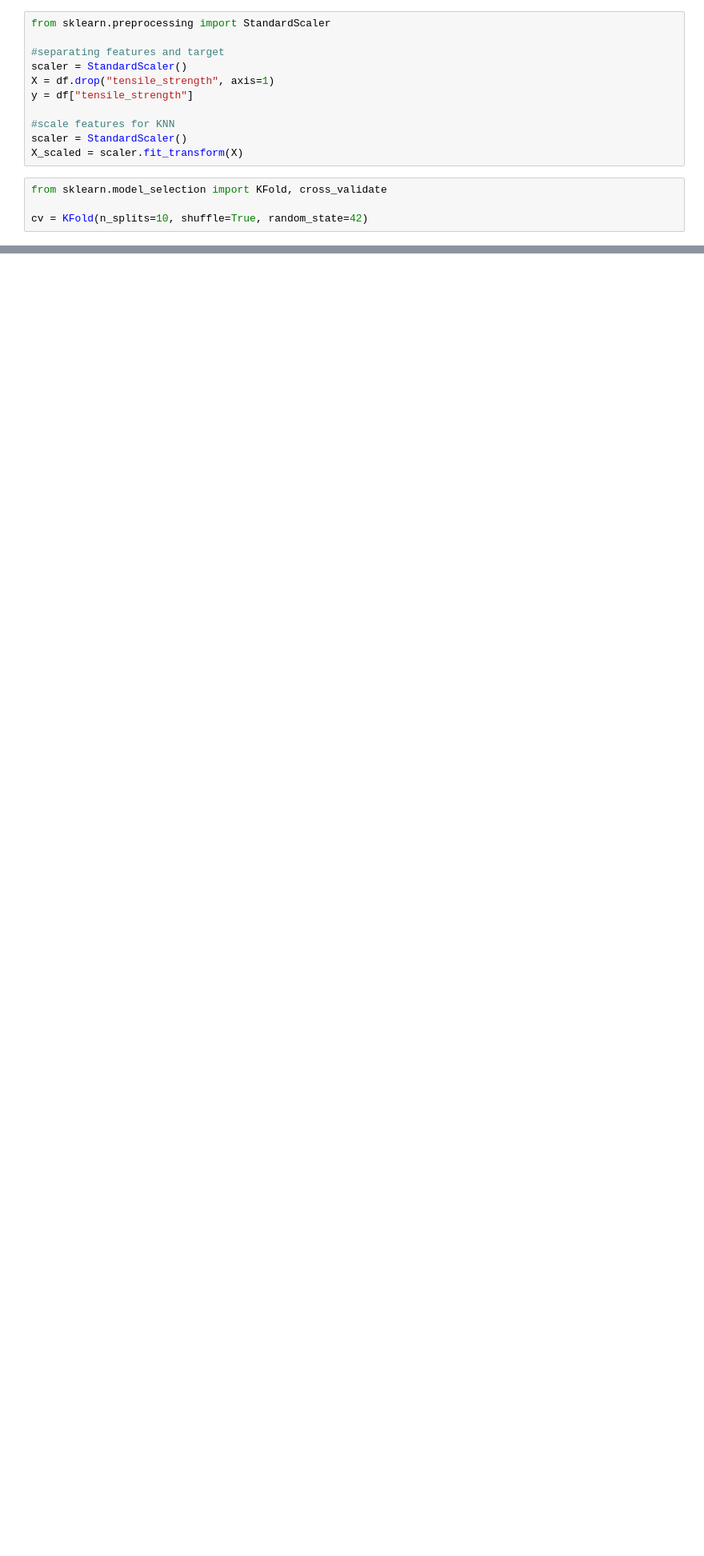
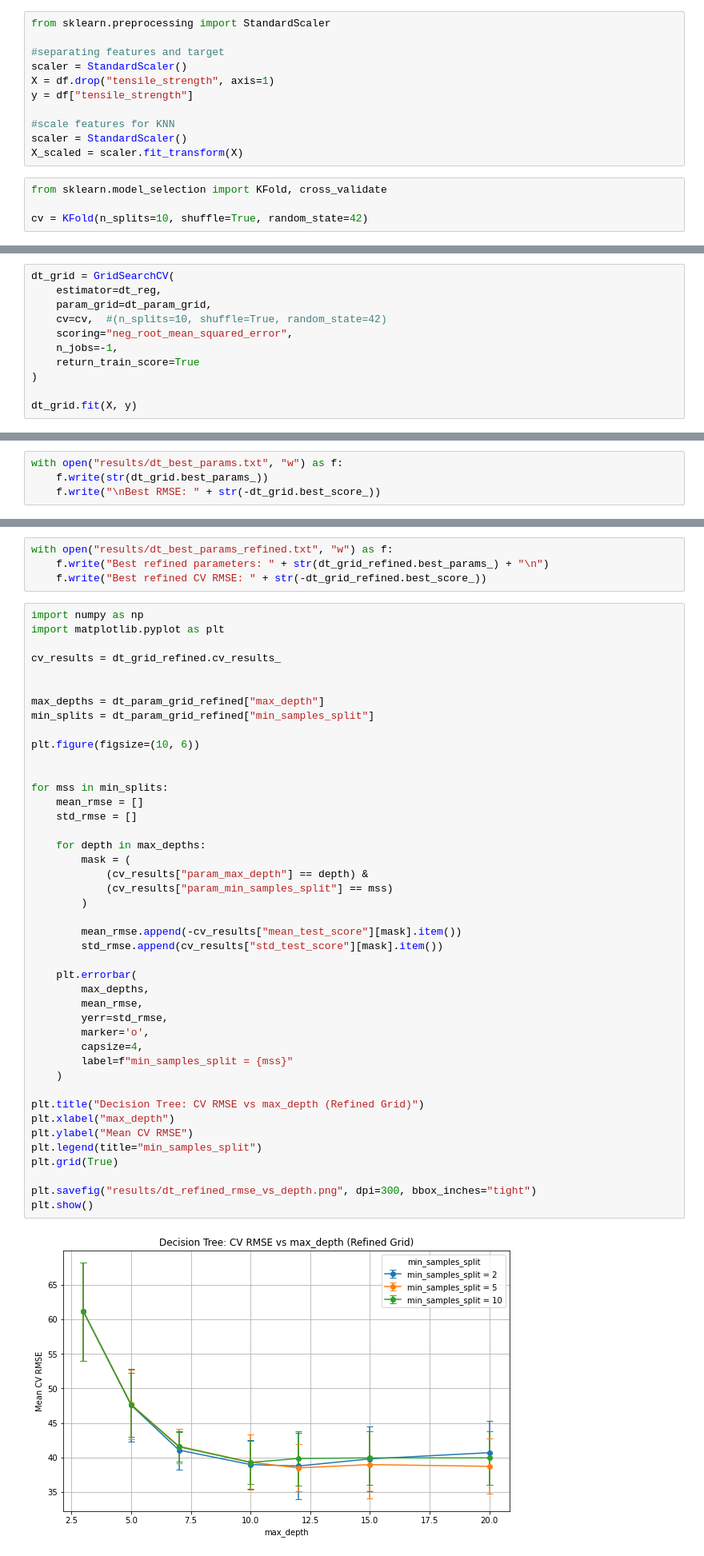
Before and after one commit to naomibolarewaju/ct4101-assignment-2, a Jupyter notebook: assignment2.ipynb, the cells around one changed output, grey strips where cells are left out. Shown: that part at 80% size. Saved outputs shown, nothing was run; the diff lists cells and outputs as text; blank space fills up the shorter version.

```diff
--- a/assignment2.ipynb
+++ b/assignment2.ipynb
@@ -122,0 +138,11 @@ Decision Tree - MAE (test):  26.49284997534026 +/- 3.4776992199003316
+# %%
+dt_grid = GridSearchCV(
+    estimator=dt_reg,
+    param_grid=dt_param_grid,
+    cv=cv,  #(n_splits=10, shuffle=True, random_state=42)
+    scoring="neg_root_mean_squared_error",
+    n_jobs=-1,
+    return_train_score=True
+)
+
+dt_grid.fit(X, y)
@@ -122,0 +161,4 @@ Decision Tree - MAE (test):  26.49284997534026 +/- 3.4776992199003316
+# %%
+with open("results/dt_best_params.txt", "w") as f:
+    f.write(str(dt_grid.best_params_))
+    f.write("\nBest RMSE: " + str(-dt_grid.best_score_))
@@ -123 +239,50 @@ Decision Tree - MAE (test):  26.49284997534026 +/- 3.4776992199003316
+# %%
+with open("results/dt_best_params_refined.txt", "w") as f:
+    f.write("Best refined parameters: " + str(dt_grid_refined.best_params_) + "\n")
+    f.write("Best refined CV RMSE: " + str(-dt_grid_refined.best_score_))
+# %%
+import numpy as np
+import matplotlib.pyplot as plt
+
+cv_results = dt_grid_refined.cv_results_
+
+
+max_depths = dt_param_grid_refined["max_depth"]
+min_splits = dt_param_grid_refined["min_samples_split"]
+
+plt.figure(figsize=(10, 6))
+
+
+for mss in min_splits:
+    mean_rmse = []
+    std_rmse = []
+
+    for depth in max_depths:
+        mask = (
+            (cv_results["param_max_depth"] == depth) &
+            (cv_results["param_min_samples_split"] == mss)
+        )
+
+        mean_rmse.append(-cv_results["mean_test_score"][mask].item())
+        std_rmse.append(cv_results["std_test_score"][mask].item())
+
+    plt.errorbar(
+        max_depths,
+        mean_rmse,
+        yerr=std_rmse,
+        marker='o',
+        capsize=4,
+        label=f"min_samples_split = {mss}"
+    )
+
+plt.title("Decision Tree: CV RMSE vs max_depth (Refined Grid)")
+plt.xlabel("max_depth")
+plt.ylabel("Mean CV RMSE")
+plt.legend(title="min_samples_split")
+plt.grid(True)
+
+plt.savefig("results/dt_refined_rmse_vs_depth.png", dpi=300, bbox_inches="tight")
+plt.show()
+# %% [output]
+[figure, added]
 # %%
```
Also changed, not shown: parts of 14 cells of this notebook, 5 other files.
